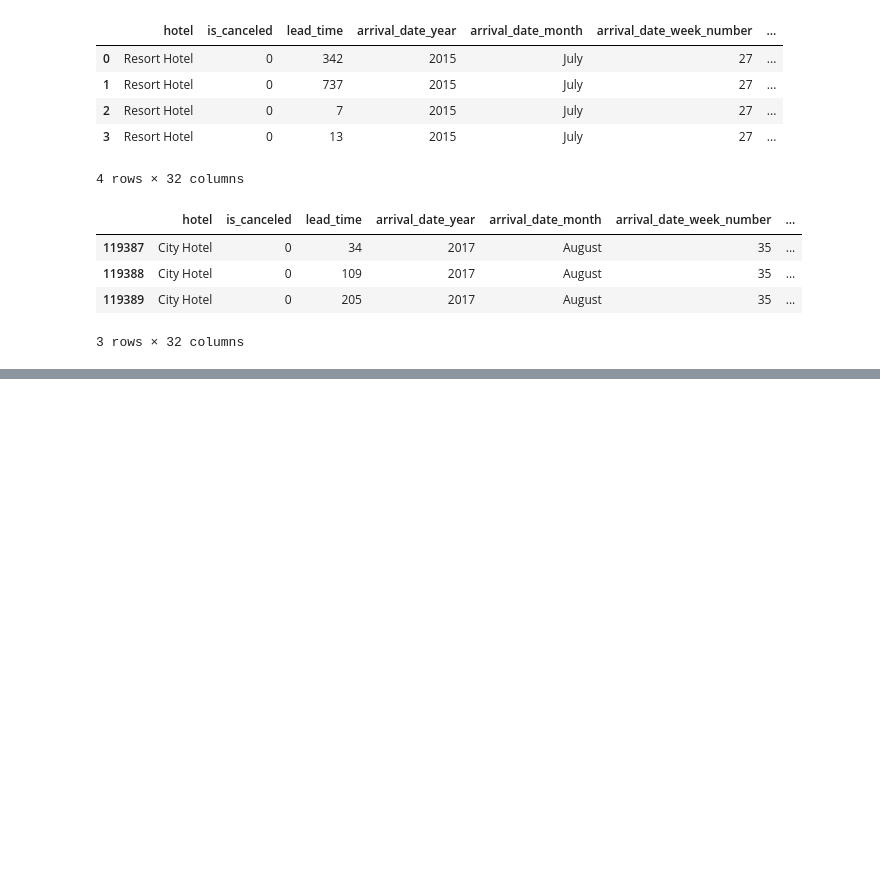
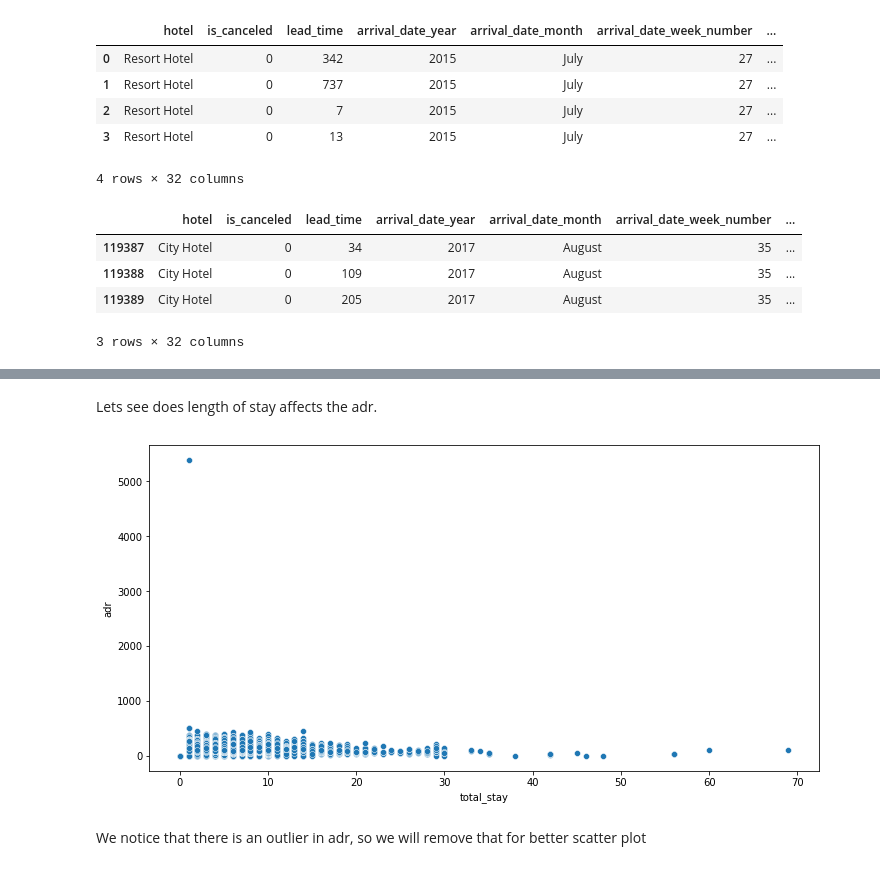
Before and after one commit to rohit199669/EDA-Group-Hotel-Booking-Analysis---Capstone-Project1-.ipynb-by-rebooters-, a Jupyter notebook: EDA_Group_Hotel_Booking_Analysis_Capstone_Project1_ipynb_by_rebooters_git.ipynb, the cells around one changed output, grey strips where cells are left out. Saved outputs shown, nothing was run; the diff lists cells and outputs as text; code cells hidden in the pictures; blank space fills up the shorter version.

Commit message:
Completed till data wrangling

```diff
--- a/EDA_Group_Hotel_Booking_Analysis_Capstone_Project1_ipynb_by_rebooters_git.ipynb
+++ b/EDA_Group_Hotel_Booking_Analysis_Capstone_Project1_ipynb_by_rebooters_git.ipynb
@@ -138,0 +386,6 @@ hotel_df.tail(3)
+# %%
+# Converting datatype of columns 'children', 'company' and 'agent' from float to int.
+df1[['children', 'company', 'agent']] = df1[['children', 'company', 'agent']].astype('int64')
+# %%
+# changing datatype of column 'reservation_status_date' to data_type.
+df1['reservation_status_date'] = pd.to_datetime(df1['reservation_status_date'], format = '%d-%m-%Y')
@@ -138,0 +394,6 @@ hotel_df.tail(3)
+# %%
+# Adding total staying days in hotels
+df1['total_stay'] = df1['stays_in_weekend_nights']+df1['stays_in_week_nights']
+
+# Adding total people num as column, i.e. total people num = num of adults + children + babies
+df1['total_people'] = df1['adults']+df1['children']+df1['babies']
@@ -138,0 +420,4 @@ hotel_df.tail(3)
+# %%
+# We have created a column for revenue using total stay * adr
+df1['revenue'] = df1['total_stay'] *df1['adr']
+df1['revenue']
@@ -138,0 +465,10 @@ hotel_df.tail(3)
+# %% [markdown]
+Lets see does length of stay affects the adr.
+# %%
+plt.figure(figsize = (12,6))
+sns.scatterplot(y = 'adr', x = 'total_stay', data = df1)
+plt.show()
+# %% [output]
+[figure, added]
+# %% [markdown]
+We notice that there is an outlier in adr, so we will remove that for better scatter plot
```
Also changed, not shown: parts of 55 cells of this notebook.
